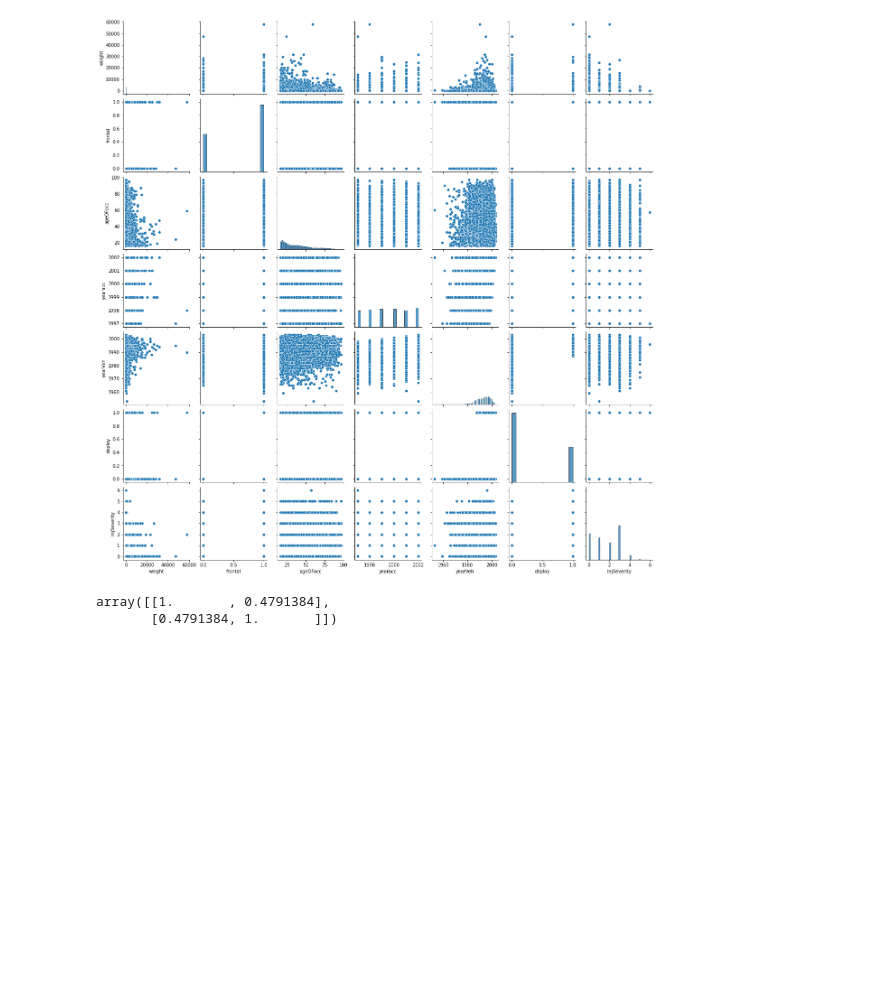
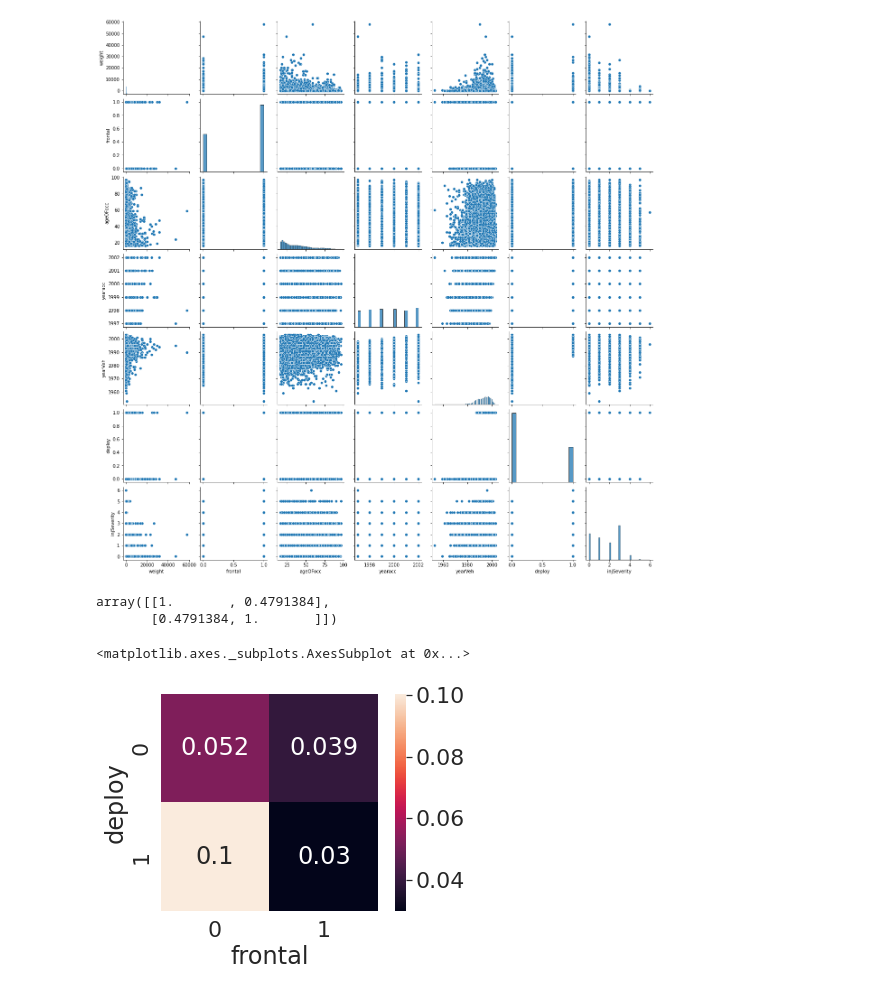
Before and after one commit to fabrizioaymone/h-and-m-challenge, a Jupyter notebook: EDA.ipynb, the cells around one changed output. Drawn from its saved outputs; the diff is of its cells as text; code cells hidden in the pictures; blank space fills up the shorter version.

```diff
--- a/EDA.ipynb
+++ b/EDA.ipynb
@@ -238,3 +238,11 @@ np.corrcoef(df.yearVeh, df.deploy)
 # %% [output]
 array([[1.       , 0.4791384],
        [0.4791384, 1.       ]])
+# %%
+df.dead = df["dead"].apply(lambda x: 1 if x=="dead" else 0)
+# %%
+table = pd.pivot_table(data=df, index="deploy", columns="frontal", values="dead")
+sns.heatmap(table, square=True, annot=True)
+# %% [output]
+<matplotlib.axes._subplots.AxesSubplot at 0x...>
+[figure, added]
```
